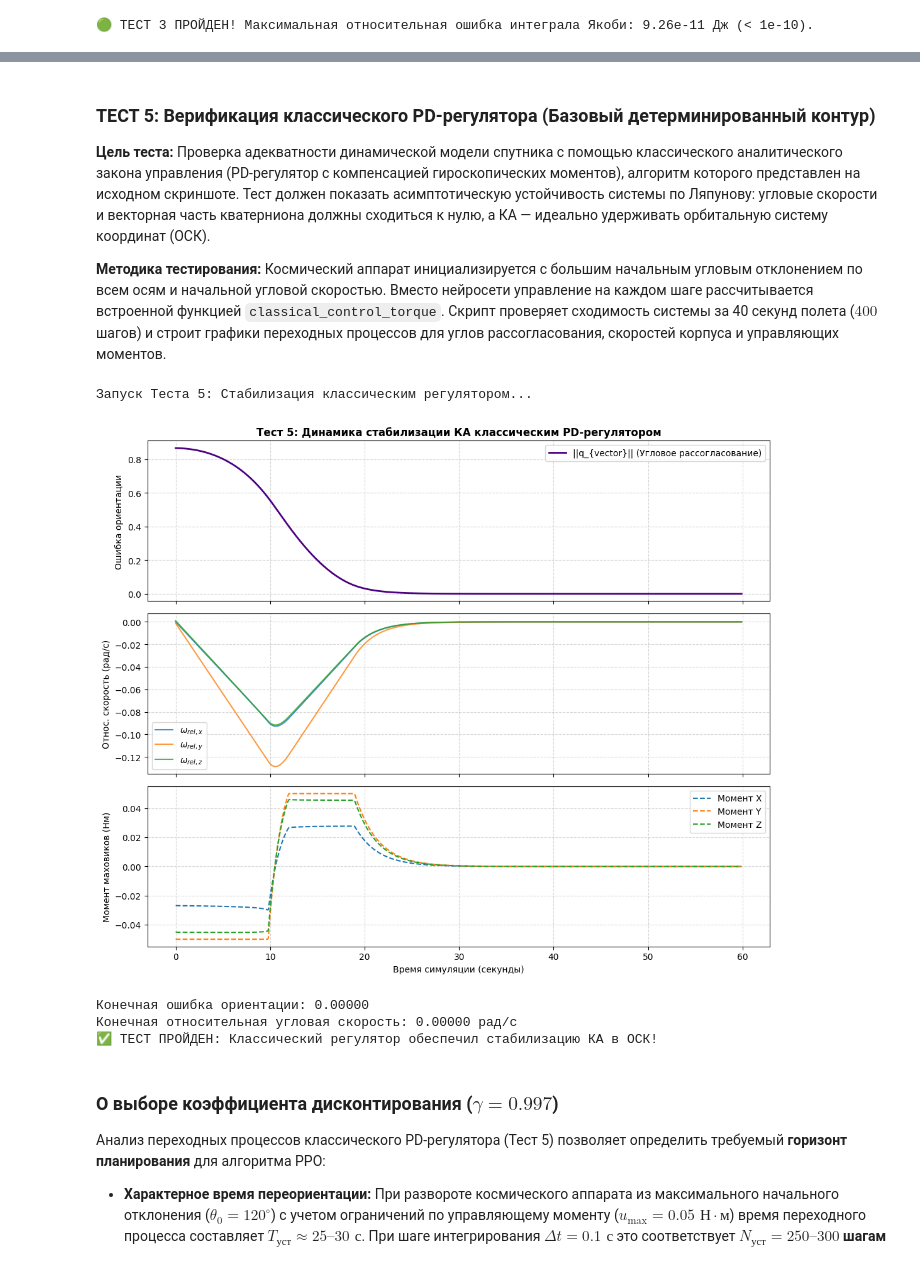
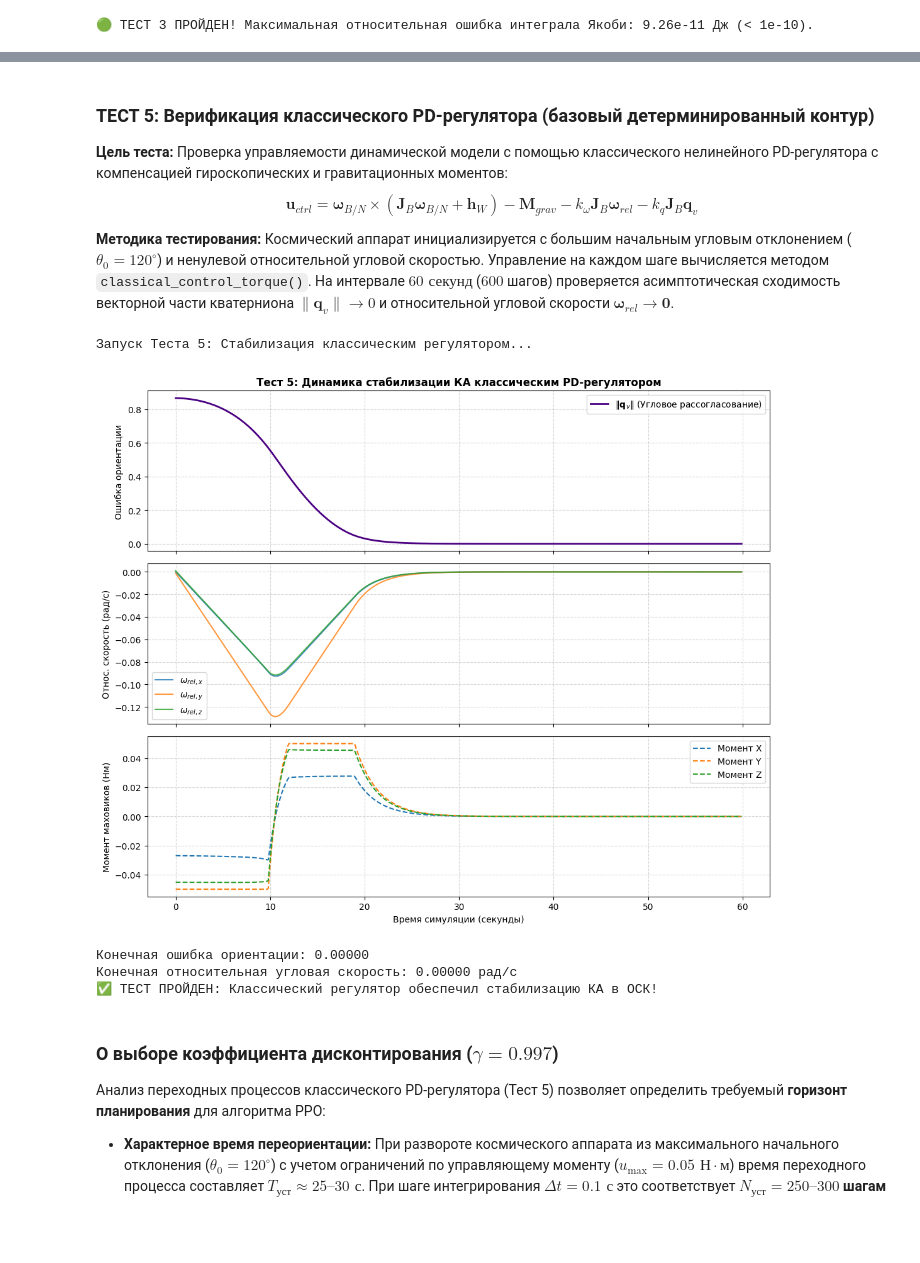
Before and after one commit to DPritykin/Control-Theory-Course, a Jupyter notebook: Term 2 Nonlinear Dynamics and Control/Tutorials/RL Attitude Control example.ipynb, the cells around one changed output, grey strips where cells are left out. Cells and saved outputs as stored; diff of their text form; code cells hidden in the pictures; blank space fills up the shorter version.

```diff
--- a/Term 2 Nonlinear Dynamics and Control/Tutorials/RL Attitude Control example.ipynb
+++ b/Term 2 Nonlinear Dynamics and Control/Tutorials/RL Attitude Control example.ipynb
@@ -745,11 +823,9 @@ obs, _ = env_sc_test4.reset()
 # Принудительно выставляем КА в состояние относительного равновесия
 env_sc_test4.wheel_speeds = np.zeros(3, dtype=np.float32)
 env_sc_test4.state = np.concatenate([
-    np.array([1.0, 0.0, 0.0, 0.0], dtype=np.float32), # q0=1 (скаляр), идеальная ориентация
-    np.array([0.0, env_sc_test4.mean_motion, 0.0], dtype=np.float32),     # omega = 0, идеальный покой
-    np.array([env_sc_test4.config["orbit_radius_m"], 0.0, 0.0], dtype=np.float64),
-    np.array([0.0, env_sc_test4.config["orbit_velocity_m_s"], 0.0], dtype=np.float64)
-]).astype(np.float32)
+    np.array([1.0, 0.0, 0.0, 0.0], dtype=np.float64),                 # q0=1 (скаляр), идеальная ориентация
+    np.array([0.0, env_sc_test4.mean_motion, 0.0], dtype=np.float64)  # относительный покой в ОСК
+])
 
 time_steps = []
 ka_speed_all = []
@@ -818,21 +894,21 @@ fig, (ax1, ax2) = plt.subplots(2, 1, figsize=(11, 7), sharex=True)
 # График сопоставления скоростей корпуса КА и двигателя-маховика
 color = 'tab:blue'
 ax1.set_xlabel('Время полета (секунды)')
-ax1.set_ylabel('Уг. скорость КА ω_x (рад/с)', color=color)
-ax1.plot(time_steps, ka_omega_z, color=color, linewidth=2, label='Корпус КА (ось X)')
+ax1.set_ylabel('Уг. скорость КА ω_z (рад/с)', color=color)
+ax1.plot(time_steps, ka_omega_z, color=color, linewidth=2, label='Корпус КА (ось Z)')
 ax1.tick_params(axis='y', labelcolor=color)
 ax1.grid(True, linestyle="--", alpha=0.5)
 
 ax1_twin = ax1.twinx()
 color = 'tab:orange'
-ax1_twin.set_ylabel('Скорость маховика Ω_1 (об/мин)', color=color)
-ax1_twin.plot(time_steps, wheel_omega_z, color=color, linewidth=2, linestyle="--", label='Маховик X')
+ax1_twin.set_ylabel('Скорость маховика Ω_3 (об/мин)', color=color)
+ax1_twin.plot(time_steps, wheel_omega_z, color=color, linewidth=2, linestyle="--", label='Маховик Z')
 ax1_twin.tick_params(axis='y', labelcolor=color)
 ax1.set_title("Динамика разгона маховика и противовращения корпуса КА", fontsize=12, fontweight="bold")
 
-# График инварианта полного кинетического момента системы по оси X
+# График инварианта полного кинетического момента системы по оси Z
 ax2.plot(time_steps, total_momentum_z, color="forestgreen", linewidth=2)
-ax2.set_ylabel("Полный момент H_x (кг*м²/с)")
+ax2.set_ylabel("Полный момент H_z (кг*м²/с)")
 ax2.set_xlabel("Время полета (секунды)")
 ax2.set_ylim(-0.01, 0.01) # Фиксируем масштаб около нуля для демонстрации точности
 ax2.grid(True, linestyle="--", alpha=0.5)
@@ -851,13 +927,13 @@ plt.show()
 ✅ ТЕСТ ПРОЙДЕН: Направление вращения корпуса верно, закон сохранения соблюден.
 [figure]
 # %% [markdown]
-### ТЕСТ 5: Верификация классического PD-регулятора (Базовый детерминированный контур)
+### ТЕСТ 5: Верификация классического PD-регулятора (базовый детерминированный контур)
 
-**Цель теста:** Проверка адекватности динамической модели спутника с помощью классического аналитического закона управления (PD-регулятор с компенсацией гироскопических моментов), алгоритм которого представлен на исходном скриншоте. Тест должен показать асимптотическую устойчивость системы по Ляпунову: угловые скорости и векторная часть кватерниона должны сходиться к нулю, а КА — идеально удерживать орбитальную систему координат (ОСК).
+**Цель теста:** Проверка управляемости динамической модели с помощью классического нелинейного PD-регулятора с компенсацией гироскопических и гравитационных моментов:
+$$\mathbf{u}_{ctrl} = \boldsymbol{\omega}_{B/N} \times \left(\mathbf{J}_B \boldsymbol{\omega}_{B/N} + \mathbf{h}_W\right) - \mathbf{M}_{grav} - k_\omega \mathbf{J}_B \boldsymbol{\omega}_{rel} - k_q \mathbf{J}_B \mathbf{q}_v$$
 
 **Методика тестирования:**
-Космический аппарат инициализируется с большим начальным угловым отклонением по всем осям и начальной угловой скоростью. Вместо нейросети управление на каждом шаге рассчитывается встроенной функцией `classical_control_torque`.
-Скрипт проверяет сходимость системы за 40 секунд полета ($400$ шагов) и строит графики переходных процессов для углов рассогласования, скоростей корпуса и управляющих моментов.
+Космический аппарат инициализируется с большим начальным угловым отклонением ($\theta_0 = 120^\circ$) и ненулевой относительной угловой скоростью. Управление на каждом шаге вычисляется методом `classical_control_torque()`. На интервале $60\text{ секунд}$ ($600$ шагов) проверяется асимптотическая сходимость векторной части кватерниона $\|\mathbf{q}_v\| \to 0$ и относительной угловой скорости $\boldsymbol{\omega}_{rel} \to \mathbf{0}$.
 # %%
 # =====================================================================
 # ТЕСТ 5: Верификация классического PD-регулятора со скриншота
@@ -916,7 +992,7 @@ actions_hist = np.array(actions_hist)
 fig, (ax1, ax2, ax3) = plt.subplots(3, 1, figsize=(11, 9), sharex=True)
 
 # 1. График сходимости кватерниона
-ax1.plot(time_hist, q_vector_hist, color="indigo", linewidth=2, label=r"||q_{vector}|| (Угловое рассогласование)")
+ax1.plot(time_hist, q_vector_hist, color="indigo", linewidth=2, label=r"$\|\mathbf{q}_v\|$ (Угловое рассогласование)")
 ax1.set_ylabel("Ошибка ориентации")
 ax1.set_title("Тест 5: Динамика стабилизации КА классическим PD-регулятором", fontsize=12, fontweight="bold")
 ax1.grid(True, linestyle="--", alpha=0.5)
@@ -927,34 +1003,34 @@ ax2.plot(time_hist, omega_rel_hist[:, 0], label=r"$\omega_{rel, x}$", alpha=0.8)
 ax2.plot(time_hist, omega_rel_hist[:, 1], label=r"$\omega_{rel, y}$", alpha=0.8)
 ax2.plot(time_hist, omega_rel_hist[:, 2], label=r"$\omega_{rel, z}$", alpha=0.8)
 ax2.set_ylabel("Относ. скорость (рад/с)")
 ax2.grid(True, linestyle="--", alpha=0.5)
 ax2.legend()
 
 # 3. График выдаваемых управляющих моментов маховиков
 ax3.plot(time_hist, actions_hist[:, 0], label="Момент X", linestyle="--")
 ax3.plot(time_hist, actions_hist[:, 1], label="Момент Y", linestyle="--")
 ax3.plot(time_hist, actions_hist[:, 2], label="Момент Z", linestyle="--")
 ax3.set_ylabel("Момент маховиков (Нм)")
 ax3.set_xlabel("Время симуляции (секунды)")
 ax3.grid(True, linestyle="--", alpha=0.5)
 ax3.legend()
 
 plt.tight_layout()
 plt.show()
 
 # Численный аудит сходимости
 final_q_err = q_vector_hist[-1]
 final_w_err = np.linalg.norm(omega_rel_hist[-1])
 print(f"\nКонечная ошибка ориентации: {final_q_err:.5f}")
 print(f"Конечная относительная угловая скорость: {final_w_err:.5f} рад/с")
 
 if final_q_err < 0.01 and final_w_err < 0.001:
     print("✅ ТЕСТ ПРОЙДЕН: Классический регулятор обеспечил стабилизацию КА в ОСК!")
 else:
     print("❌ ТЕСТ НЕ ПРОЙДЕН: Система не сошлась к целевому состоянию, проверьте коэффициенты k_w и k_q.")
 # %% [output]
 Запуск Теста 5: Стабилизация классическим регулятором...
-[figure, old version]
+[figure, new version]
 Конечная ошибка ориентации: 0.00000
 Конечная относительная угловая скорость: 0.00000 рад/с
 ✅ ТЕСТ ПРОЙДЕН: Классический регулятор обеспечил стабилизацию КА в ОСК!
```
Also changed, not shown: parts of 27 cells of this notebook.
